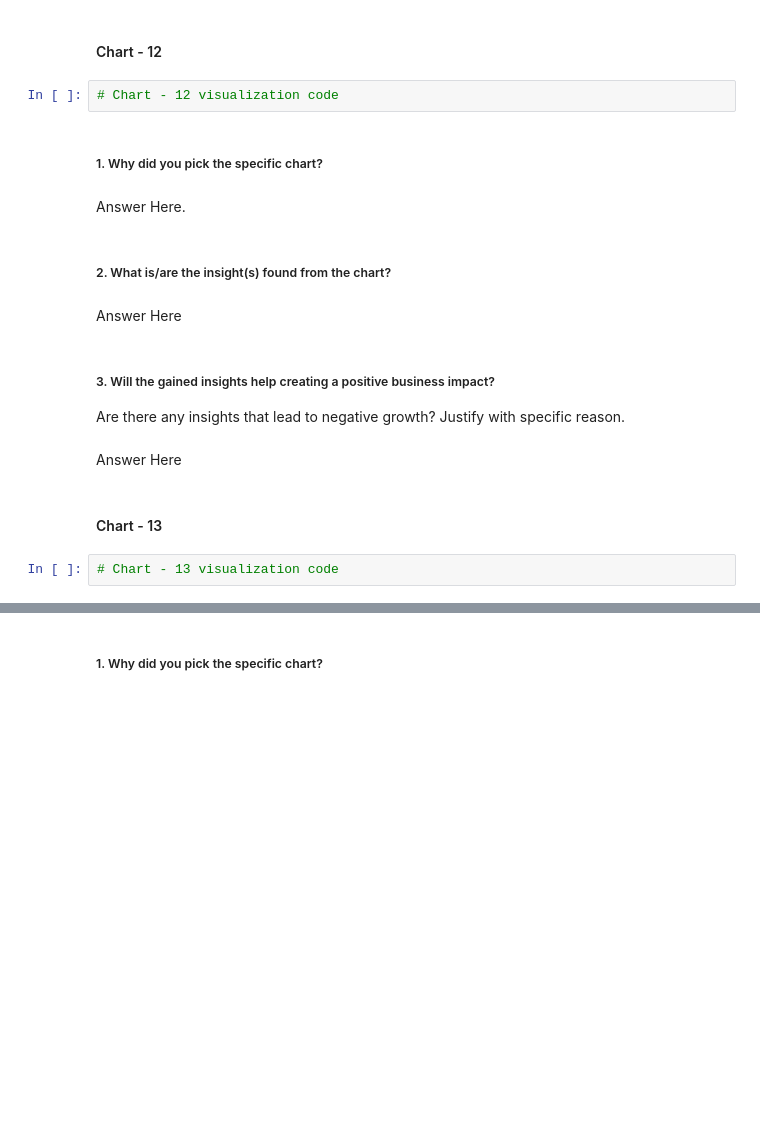
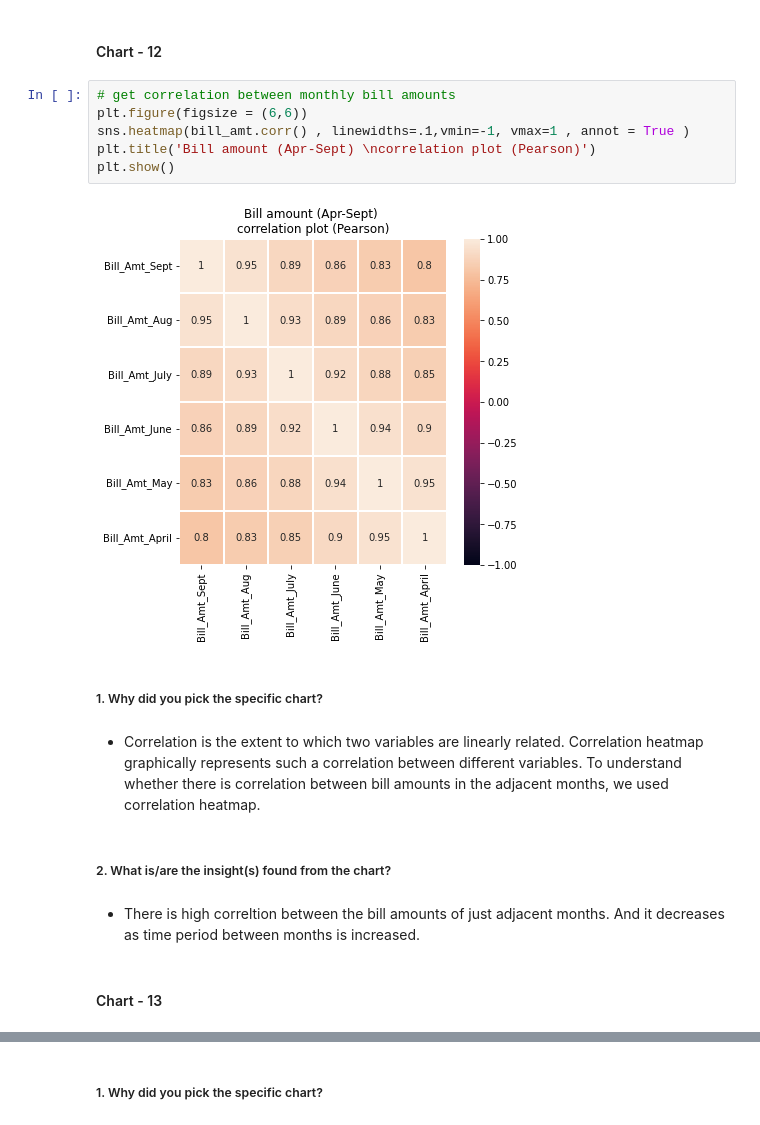
Before and after one commit to Shreyash-Jagdale/Classification---Credit-Card-Default-Prediction, a Jupyter notebook: Credit_Card_Default_Prediction_Capstone_Project.ipynb, the cells around one changed output, grey strips where cells are left out. Saved outputs shown, nothing was run; the diff lists cells and outputs as text; blank space fills up the shorter version.

```diff
--- a/Credit_Card_Default_Prediction_Capstone_Project.ipynb
+++ b/Credit_Card_Default_Prediction_Capstone_Project.ipynb
@@ -766,21 +767,20 @@ Answer Here
 # %% [markdown]
 #### Chart - 12
-# %%
-# Chart - 12 visualization code
+# %%
+# get correlation between monthly bill amounts
+plt.figure(figsize = (6,6))
+sns.heatmap(bill_amt.corr() , linewidths=.1,vmin=-1, vmax=1 , annot = True )
+plt.title('Bill amount (Apr-Sept) \ncorrelation plot (Pearson)')
+plt.show()
+# %% [output]
+[figure, added]
 # %% [markdown]
 ##### 1. Why did you pick the specific chart?
-# %% [markdown]
-Answer Here.
+# %% [markdown]
+* Correlation is the extent to which two variables are linearly related. Correlation heatmap graphically represents such a correlation between different variables. To understand whether there is correlation between bill amounts in the adjacent months, we used correlation heatmap.
 # %% [markdown]
 ##### 2. What is/are the insight(s) found from the chart?
-# %% [markdown]
-Answer Here
-# %% [markdown]
-##### 3. Will the gained insights help creating a positive business impact?
-Are there any insights that lead to negative growth? Justify with specific reason.
-# %% [markdown]
-Answer Here
+# %% [markdown]
+* There is high correltion between the bill amounts of just adjacent months. And it decreases as time period between months is increased.
 # %% [markdown]
 #### Chart - 13
-# %%
-# Chart - 13 visualization code
```
Also changed, not shown: parts of 65 cells of this notebook.
